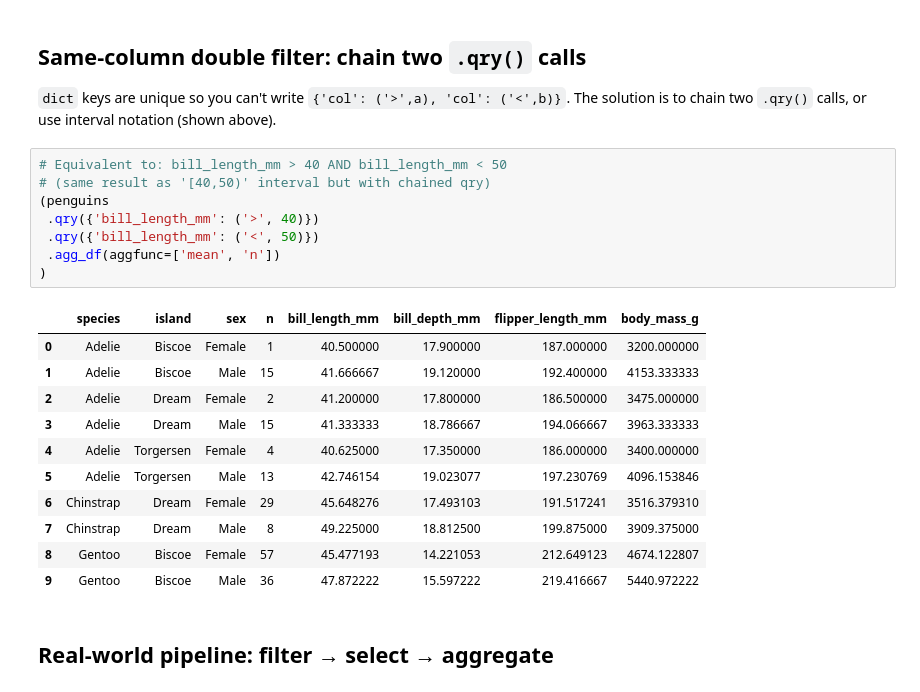
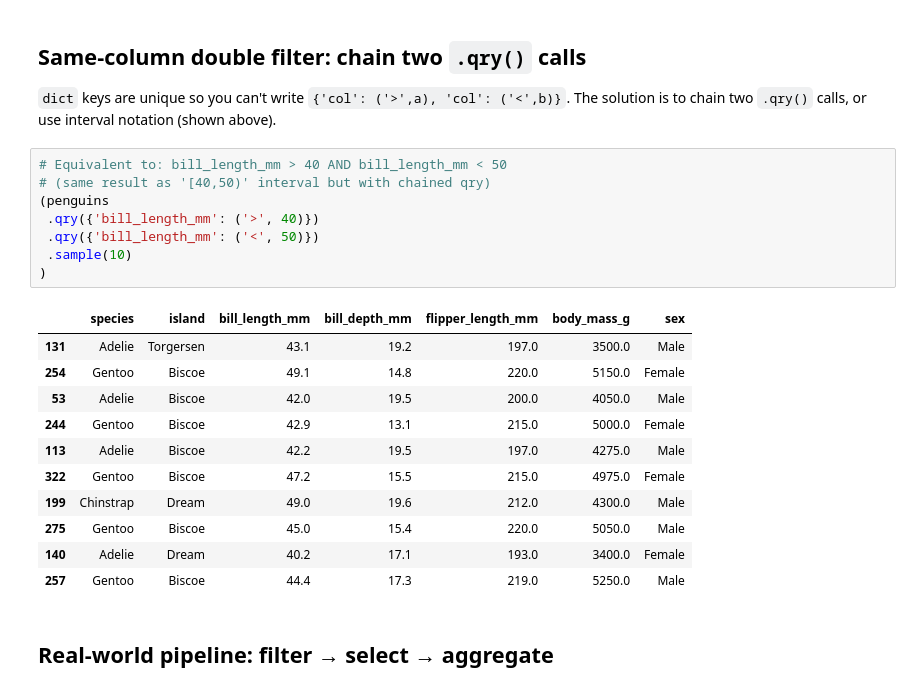
Before and after one commit to maddytae/pytae, a Jupyter notebook: notebooks/qry.ipynb, the cells around one changed output. Drawn from its saved outputs; the diff is of its cells as text.

```diff
--- a/notebooks/qry.ipynb
+++ b/notebooks/qry.ipynb
@@ -192,23 +201,23 @@ The solution is to chain two `.qry()` calls, or use interval notation (shown abo
 # %%
 # Equivalent to: bill_length_mm > 40 AND bill_length_mm < 50
 # (same result as '[40,50)' interval but with chained qry)
 (penguins
  .qry({'bill_length_mm': ('>', 40)})
  .qry({'bill_length_mm': ('<', 50)})
- .agg_df(aggfunc=['mean', 'n'])
+ .sample(10)
 )
 # %% [output]
-|  | species | island | sex | n | bill_length_mm | bill_depth_mm | flipper_length_mm | body_mass_g |
-| 0 | Adelie | Biscoe | Female | 1 | 40.500000 | 17.900000 | 187.000000 | 3200.000000 |
-| 1 | Adelie | Biscoe | Male | 15 | 41.666667 | 19.120000 | 192.400000 | 4153.333333 |
-| 2 | Adelie | Dream | Female | 2 | 41.200000 | 17.800000 | 186.500000 | 3475.000000 |
-| 3 | Adelie | Dream | Male | 15 | 41.333333 | 18.786667 | 194.066667 | 3963.333333 |
-| 4 | Adelie | Torgersen | Female | 4 | 40.625000 | 17.350000 | 186.000000 | 3400.000000 |
-| 5 | Adelie | Torgersen | Male | 13 | 42.746154 | 19.023077 | 197.230769 | 4096.153846 |
-| 6 | Chinstrap | Dream | Female | 29 | 45.648276 | 17.493103 | 191.517241 | 3516.379310 |
-| 7 | Chinstrap | Dream | Male | 8 | 49.225000 | 18.812500 | 199.875000 | 3909.375000 |
-| 8 | Gentoo | Biscoe | Female | 57 | 45.477193 | 14.221053 | 212.649123 | 4674.122807 |
-| 9 | Gentoo | Biscoe | Male | 36 | 47.872222 | 15.597222 | 219.416667 | 5440.972222 |
+|  | species | island | bill_length_mm | bill_depth_mm | flipper_length_mm | body_mass_g | sex |
+| 131 | Adelie | Torgersen | 43.1 | 19.2 | 197.0 | 3500.0 | Male |
+| 254 | Gentoo | Biscoe | 49.1 | 14.8 | 220.0 | 5150.0 | Female |
+| 53 | Adelie | Biscoe | 42.0 | 19.5 | 200.0 | 4050.0 | Male |
+| 244 | Gentoo | Biscoe | 42.9 | 13.1 | 215.0 | 5000.0 | Female |
+| 113 | Adelie | Biscoe | 42.2 | 19.5 | 197.0 | 4275.0 | Male |
+| 322 | Gentoo | Biscoe | 47.2 | 15.5 | 215.0 | 4975.0 | Female |
+| 199 | Chinstrap | Dream | 49.0 | 19.6 | 212.0 | 4300.0 | Male |
+| 275 | Gentoo | Biscoe | 45.0 | 15.4 | 220.0 | 5050.0 | Male |
+| 140 | Adelie | Dream | 40.2 | 17.1 | 193.0 | 3400.0 | Female |
+| 257 | Gentoo | Biscoe | 44.4 | 17.3 | 219.0 | 5250.0 | Male |
 # %% [markdown]
 ## Real-world pipeline: filter → select → aggregate
 # %%
```
Also changed, not shown: parts of 14 cells of this notebook, 4 other files.
